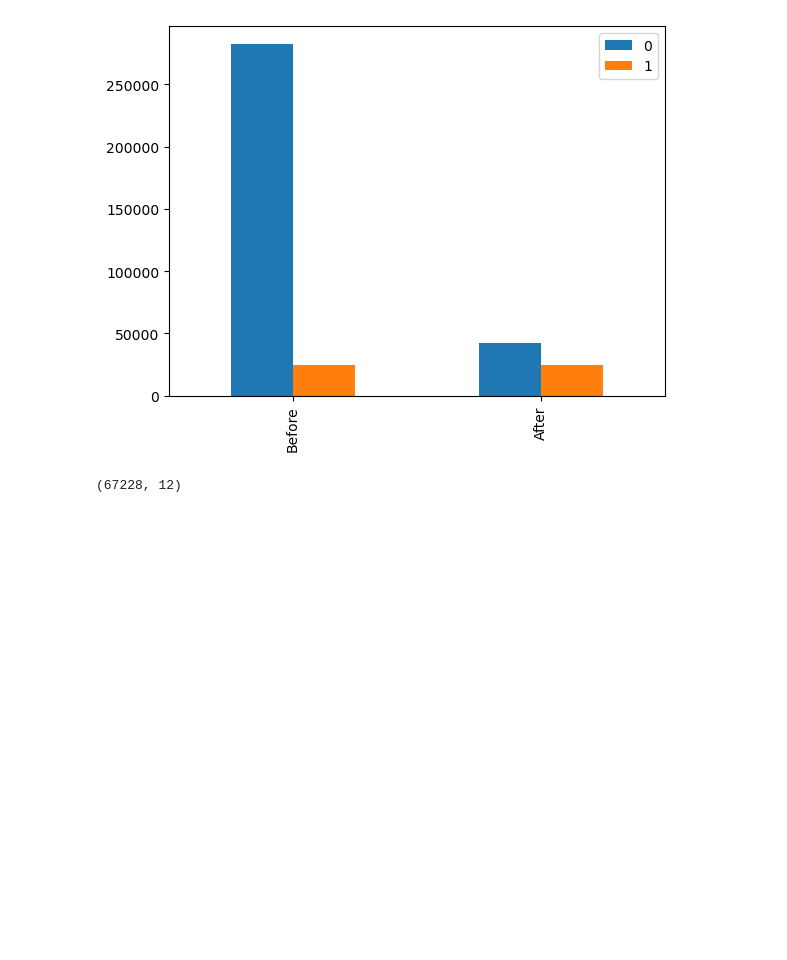
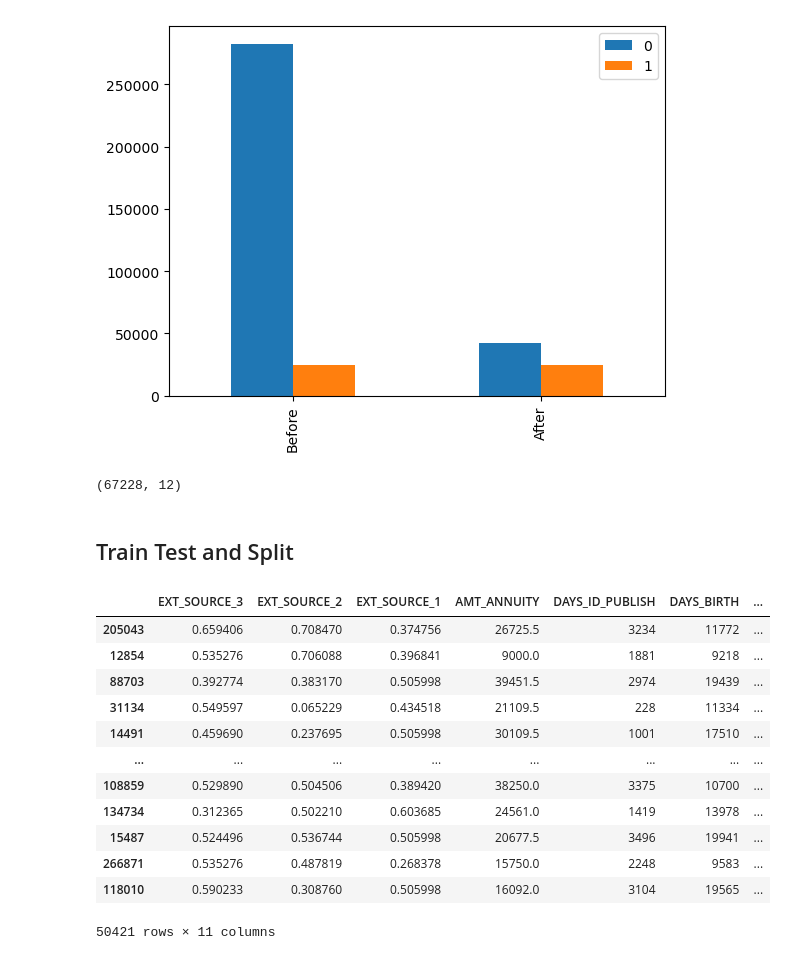
Before and after one commit to mehratif1/Project4_Team1, a Jupyter notebook: Script1.ipynb, the cells around one changed output. Cells and saved outputs as stored; diff of their text form; code cells hidden in the pictures; blank space fills up the shorter version.

```diff
--- a/Script1.ipynb
+++ b/Script1.ipynb
@@ -210,10 +210,29 @@ target_valuecount_df.transpose().plot(kind='bar')
 df.shape
 # %% [output]
 (67228, 12)
+# %% [markdown]
+
+##  Train Test and Split
 # %%
 X = df.drop(['TARGET'], axis=1)
 y = df['TARGET']
 X_train, X_test, y_train, y_test = train_test_split(X, y, test_size=0.25, stratify=y, random_state=42)
+# %%
+X_train
+# %% [output]
+|  | EXT_SOURCE_3 | EXT_SOURCE_2 | EXT_SOURCE_1 | AMT_ANNUITY | DAYS_ID_PUBLISH | DAYS_BIRTH | ... |
+| 205043 | 0.659406 | 0.708470 | 0.374756 | 26725.5 | 3234 | 11772 | ... |
+| 12854 | 0.535276 | 0.706088 | 0.396841 | 9000.0 | 1881 | 9218 | ... |
+| 88703 | 0.392774 | 0.383170 | 0.505998 | 39451.5 | 2974 | 19439 | ... |
+| 31134 | 0.549597 | 0.065229 | 0.434518 | 21109.5 | 228 | 11334 | ... |
+| 14491 | 0.459690 | 0.237695 | 0.505998 | 30109.5 | 1001 | 17510 | ... |
+| ... | ... | ... | ... | ... | ... | ... | ... |
+| 108859 | 0.529890 | 0.504506 | 0.389420 | 38250.0 | 3375 | 10700 | ... |
+| 134734 | 0.312365 | 0.502210 | 0.603685 | 24561.0 | 1419 | 13978 | ... |
+| 15487 | 0.524496 | 0.536744 | 0.505998 | 20677.5 | 3496 | 19941 | ... |
+| 266871 | 0.535276 | 0.487819 | 0.268378 | 15750.0 | 2248 | 9583 | ... |
+| 118010 | 0.590233 | 0.308760 | 0.505998 | 16092.0 | 3104 | 19565 | ... |
+50421 rows × 11 columns
 # %%
 params = {
     'boosting_type': 'gbdt',
```
Also changed, not shown: parts of 8 cells of this notebook, 6 other files.
